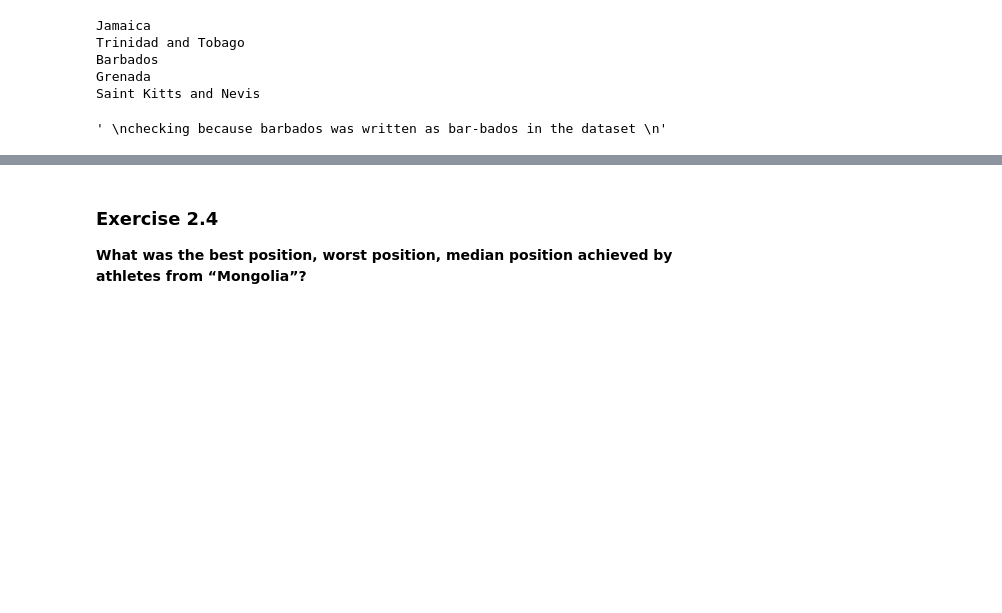
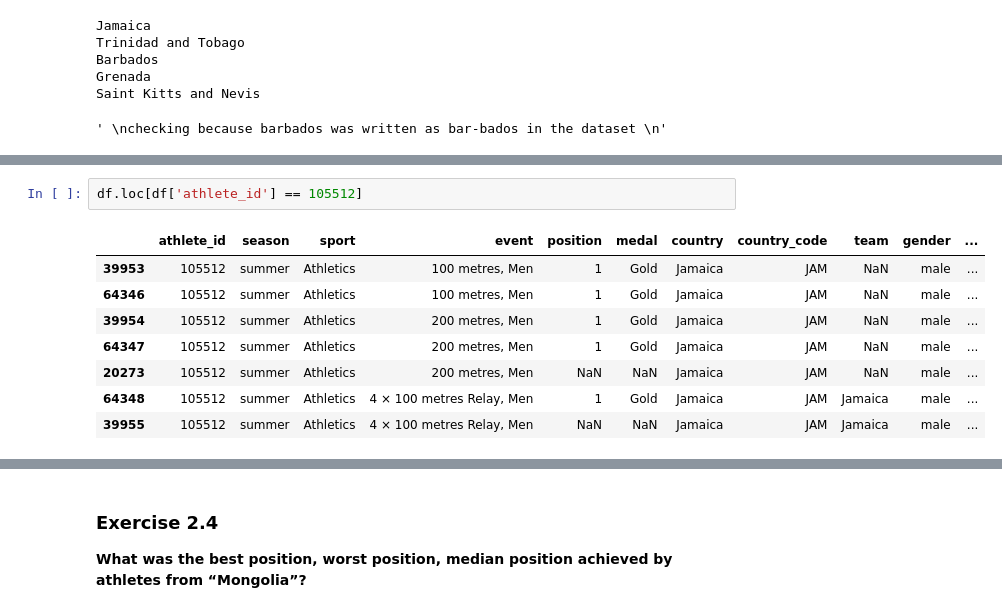
Before and after one commit to Metaphysicist1/Olympion, a Jupyter notebook: scripts/01_load_process.ipynb, the cells around one changed output, grey strips where cells are left out. Drawn from its saved outputs; the diff is of its cells as text; blank space fills up the shorter version.

```diff
--- a/scripts/01_load_process.ipynb
+++ b/scripts/01_load_process.ipynb
@@ -400,0 +473,11 @@ Saint Kitts and Nevis
+# %%
+df.loc[df['athlete_id'] == 105512]
+# %% [output]
+|  | athlete_id | season | sport | event | position | medal | country | country_code | team | gender | ... |
+| 39953 | 105512 | summer | Athletics | 100 metres, Men | 1 | Gold | Jamaica | JAM | NaN | male | ... |
+| 64346 | 105512 | summer | Athletics | 100 metres, Men | 1 | Gold | Jamaica | JAM | NaN | male | ... |
+| 39954 | 105512 | summer | Athletics | 200 metres, Men | 1 | Gold | Jamaica | JAM | NaN | male | ... |
+| 64347 | 105512 | summer | Athletics | 200 metres, Men | 1 | Gold | Jamaica | JAM | NaN | male | ... |
+| 20273 | 105512 | summer | Athletics | 200 metres, Men | NaN | NaN | Jamaica | JAM | NaN | male | ... |
+| 64348 | 105512 | summer | Athletics | 4 × 100 metres Relay, Men | 1 | Gold | Jamaica | JAM | Jamaica | male | ... |
+| 39955 | 105512 | summer | Athletics | 4 × 100 metres Relay, Men | NaN | NaN | Jamaica | JAM | Jamaica | male | ... |
```
Also changed, not shown: parts of 13 cells of this notebook.
